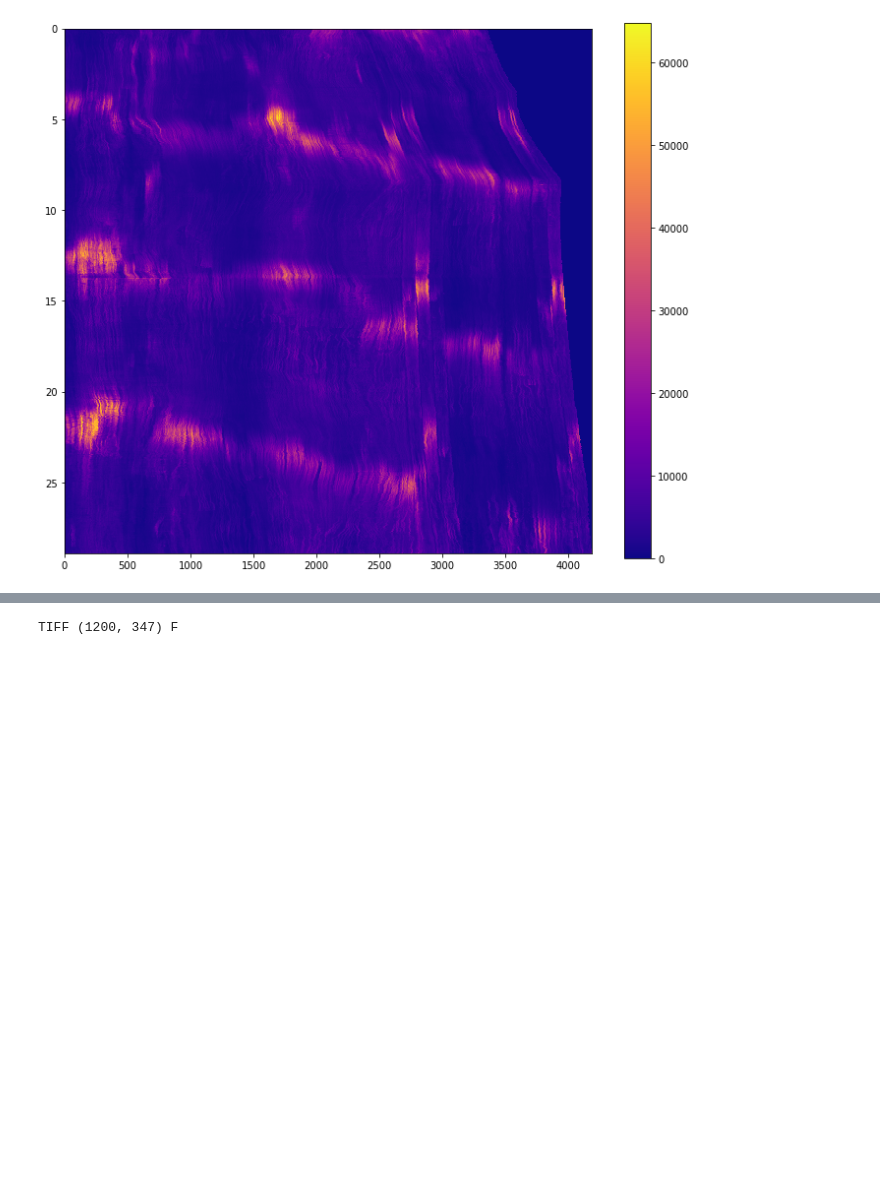
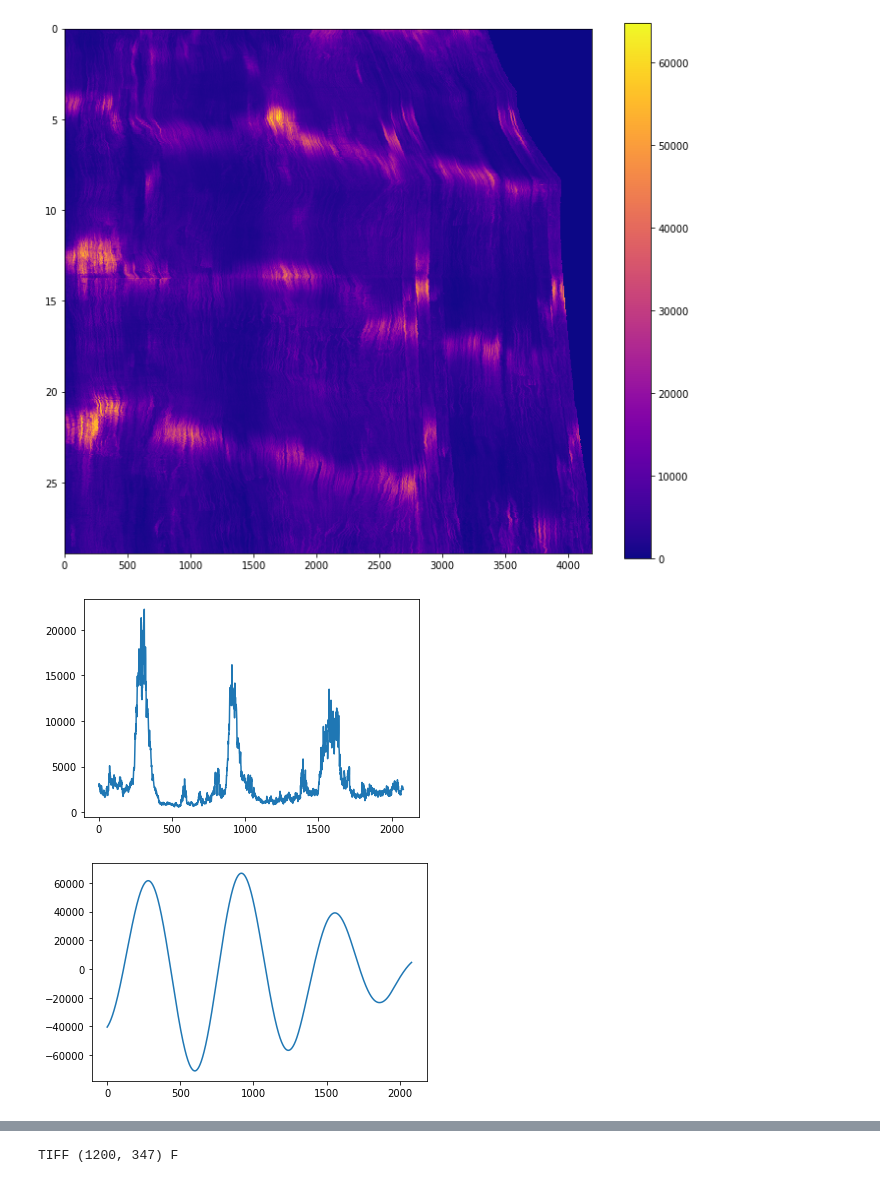
Before and after one commit to Irene-Li/kuramoto, a Jupyter notebook: kymograph.ipynb, the cells around one changed output, grey strips where cells are left out. Drawn from its saved outputs; the diff is of its cells as text; code cells hidden in the pictures; blank space fills up the shorter version.

```diff
--- a/kymograph.ipynb
+++ b/kymograph.ipynb
@@ -19,3 +20,16 @@ plt.show()
 # %% [output]
 2630 2081
 [figure]
+# %%
+plt.plot(imarray[:, 0])
+plt.show()
+
+# pick a widths such the second curve has a similar period to the first width
+# this estimate doesn't need to be very good. The transformation is consistent for pretty large range of widths
+widths = [500]
+cwtmatr = signal.cwt(imarray[:, 0], signal.morlet2, widths)
+plt.plot(cwtmatr[0])
+plt.show()
+# %% [output]
+[figure, added]
+[figure, added]
```
Also changed, not shown: parts of 3 cells of this notebook, 30 other files.
